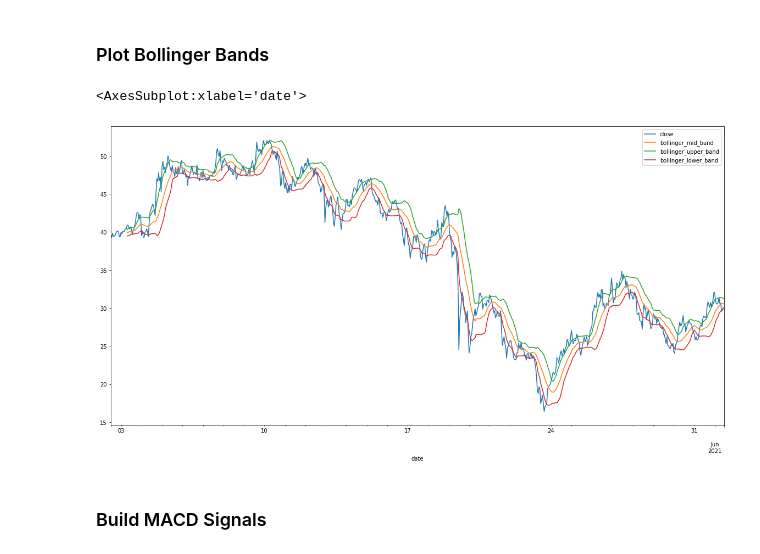
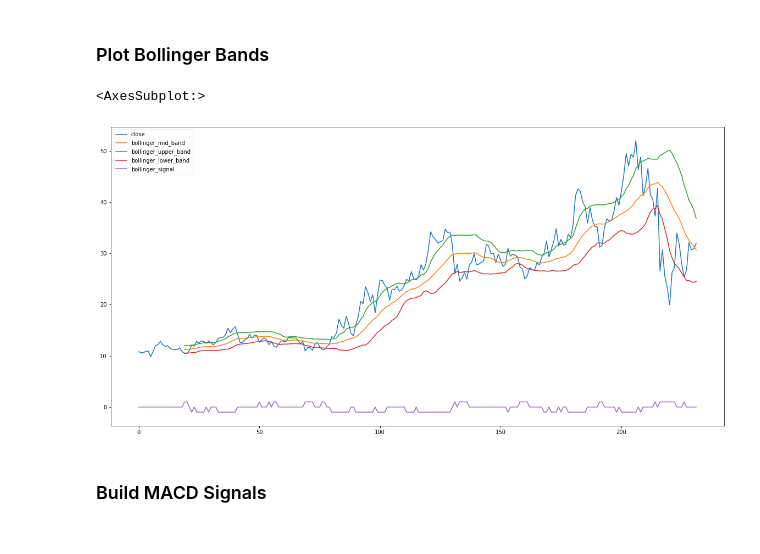
Before and after one commit to Hash3rown/monu-fintech-Project-2, a Jupyter notebook: sandbox/alex_macd_EMA_Bollinger.ipynb, the cells around one changed output. Cells and saved outputs as stored; diff of their text form; code cells hidden in the pictures.

```diff
--- a/sandbox/alex_macd_EMA_Bollinger.ipynb
+++ b/sandbox/alex_macd_EMA_Bollinger.ipynb
@@ -171,3 +161,0 @@ display(f"historical_prices_df shape: {historical_prices_df.shape}")
-# %%
-historical_prices_df = historical_prices_df.set_index('date')
-historical_prices_df
@@ -188,0 +162,8 @@ historical_prices_df
+# %%
+# historical_prices_df = historical_prices_df.set_index('date')
+historical_prices_df.set_index(pd.to_datetime(
+    historical_prices_df['date'],
+    infer_datetime_format=True),
+    inplace=True
+)
+historical_prices_df
@@ -190,6 +186,7 @@ historical_prices_df
 ### Plot Daily Returns
 # %%
 # Drop NAs and calculate daily percent return
-historical_prices_df['daily_return'] = historical_prices_df['close'].dropna().pct_change()
+historical_prices_df['daily_return'] = historical_prices_df['close'].pct_change()
+historical_prices_df = historical_prices_df.dropna()
 historical_prices_df
 # %% [output]
@@ -212,16 +210,24 @@ historical_prices_df
 # %%
 # Set short and long windows
-short_window = 9
-long_window = 20
 
-# Construct a `Fast` and `Slow` Exponential Moving Average from short and long windows, respectively
-historical_prices_df['fast_close'] = historical_prices_df['close'].ewm(halflife=short_window).mean()
-historical_prices_df['slow_close'] = historical_prices_df['close'].ewm(halflife=long_window).mean()
 
-# Construct a crossover trading signal
-historical_prices_df['crossover_long'] = np.where(historical_prices_df['fast_close'] > historical_prices_df['slow_close'], 1.0, 0.0)
-historical_prices_df['crossover_short'] = np.where(historical_prices_df['fast_close'] < historical_prices_df['slow_close'], -1.0, 0.0)
-historical_prices_df['crossover_signal'] = historical_prices_df['crossover_long'] + historical_prices_df['crossover_short']
+# Construct EMAS for short and long windows, respectively 9, 20, 50 and 200
+historical_prices_df['EMA_9'] = historical_prices_df['close'].ewm(halflife=9).mean()
+historical_prices_df['EMA_20'] = historical_prices_df['close'].ewm(halflife=20).mean()
+historical_prices_df['EMA_50'] = historical_prices_df['close'].ewm(halflife=50).mean()
+historical_prices_df['EMA_200'] = historical_prices_df['close'].ewm(halflife=200).mean()
+
+# Construct a 9 VS 20 crossover trading signal
+historical_prices_df['crossover_long_9v20'] = np.where(historical_prices_df['EMA_9'] > historical_prices_df['EMA_20'], 1.0, 0.0)
+historical_prices_df['crossover_short_9v20'] = np.where(historical_prices_df['EMA_9'] < historical_prices_df['EMA_20'], -1.0, 0.0)
+historical_prices_df['crossover_signal_9v20'] = historical_prices_df['crossover_long_9v20'] + historical_prices_df['crossover_short_9v20']
+
+
+# Construct a 50 VS 200 crossover trading signal
+historical_prices_df['crossover_long_50v200'] = np.where(historical_prices_df['EMA_50'] > historical_prices_df['EMA_200'], 1.0, 0.0)
+historical_prices_df['crossover_short_50v200'] = np.where(historical_prices_df['EMA_50'] < historical_prices_df['EMA_200'], -1.0, 0.0)
+historical_prices_df['crossover_signal_50v200'] = historical_prices_df['crossover_long_50v200'] + historical_prices_df['crossover_short_50v200']
+
 
 historical_prices_df.head()
 # %% [output]
@@ -272,10 +318,10 @@ historical_prices_df.head()
 ### Plot Bollinger Bands
 # %%
 # Plot the Bollinger Bands for BTC/USD closing prices
-historical_prices_df[['close','bollinger_mid_band','bollinger_upper_band','bollinger_lower_band']].plot(figsize=(20,10))
+historical_prices_df[['close','bollinger_mid_band','bollinger_upper_band','bollinger_lower_band', 'bollinger_signal']].plot(figsize=(20,10))
 # %% [output]
-<AxesSubplot:xlabel='date'>
+<AxesSubplot:>
-[figure, old version]
+[figure, new version]
 # %% [markdown]
 ### Build MACD Signals
 # %%
```
Also changed, not shown: parts of 36 cells of this notebook.
